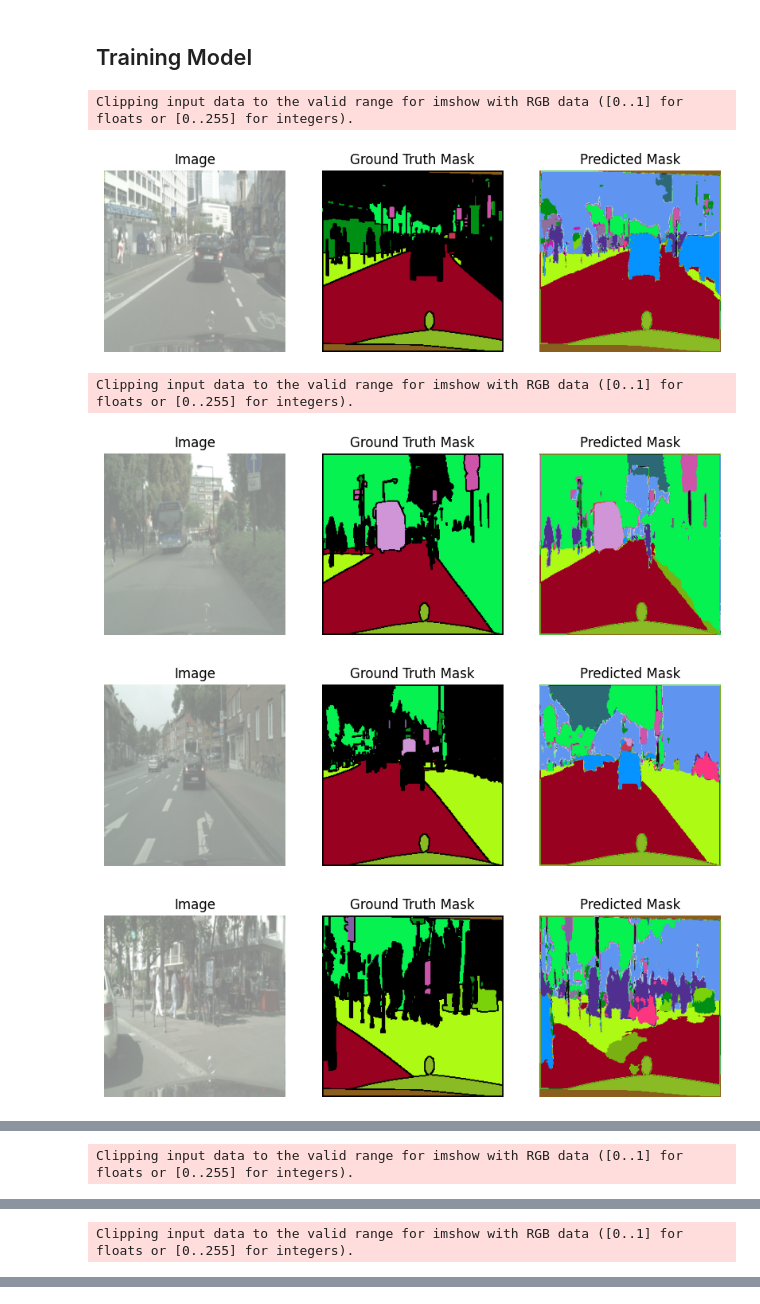
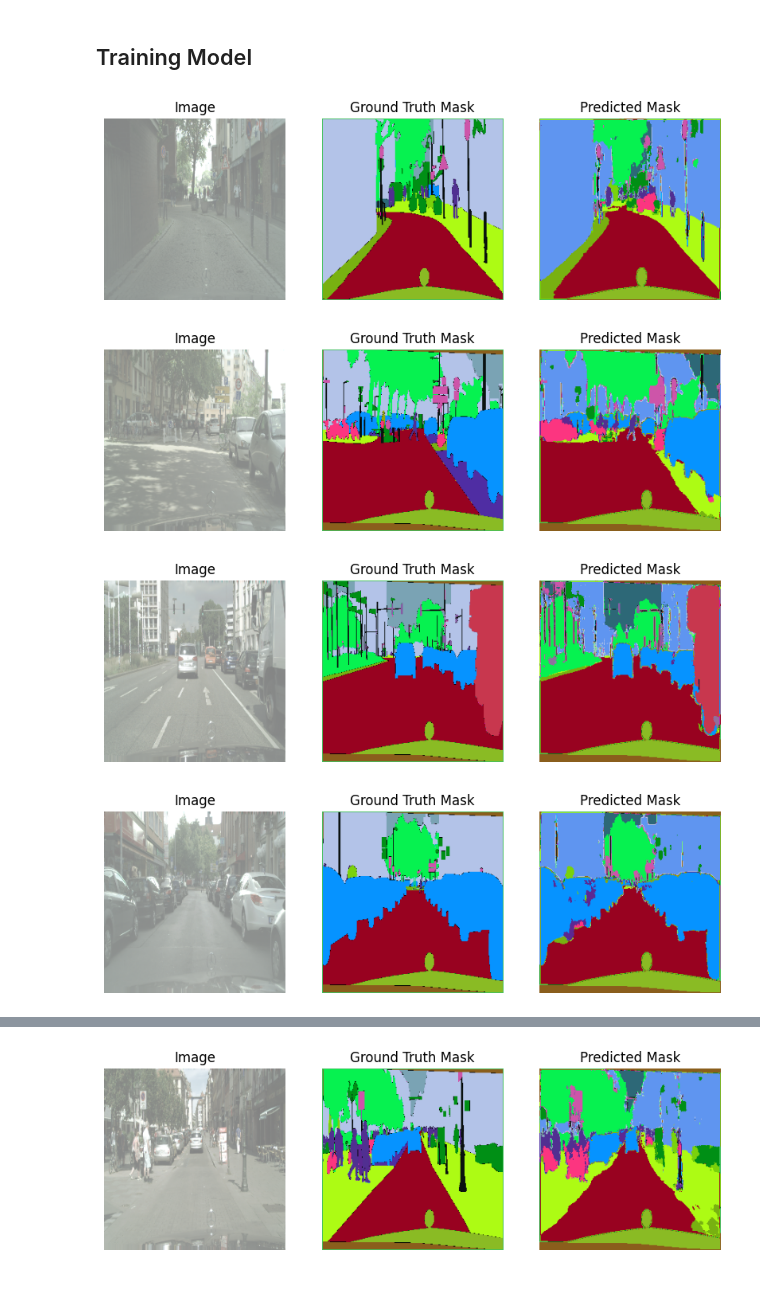
Before and after one commit to 5LSM0/FinalAssignment, a Jupyter notebook: run_dataset.ipynb, the cells around one changed output, grey strips where cells are left out. Saved outputs shown, nothing was run; the diff lists cells and outputs as text; code cells hidden in the pictures.

Commit message:
Resaving the checkpointfile nad fixing the visualization

```diff
--- a/run_dataset.ipynb
+++ b/run_dataset.ipynb
@@ -43,7 +43,7 @@ import torchvision.transforms as transforms
 # Define the transformations
 data_transforms = transforms.Compose([
     transforms.ToTensor(),  # Convert PIL Image to PyTorch Tensor
-    transforms.Resize((256,256),antialias=True)
+    transforms.Resize((256,256))
 ])
 dataset_path = 'C:\\Users\\jakub\\Desktop\\TUe\\AIES\\Q3\\5LSM0-Neural-networks-for-computer-vision\\FinalAssignment\\archive'
 
@@ -204,7 +202,7 @@ test_loader = torch.utils.data.DataLoader(test_dataset, batch_size=10, shuffle=T
 
 # Existing color coding for the first 35 classes
 colors_cityscapes = {
-    0: (179, 17, 75),
+    0: (0, 0, 0),
     1: (138, 187, 36),
     2: (138, 94, 28),
     3: (68, 193, 94),
@@ -239,16 +237,18 @@ colors_cityscapes = {
     32: (92, 40, 146),
     33: (252, 53, 128),
     34: (80, 132, 172),
+    35: (179, 17, 75),
     255: (255, 255, 255)
 }
 
 # Class names for the first 35 classes
 class_names_cityscapes = [
-    'ego vehicle', 'rectification border', 'out of roi', 'static', 'dynamic', 'ground', 'road', 'sidewalk',
+    'unlabeled','ego vehicle', 'rectification border', 'out of roi', 'static', 'dynamic', 'ground', 'road', 'sidewalk',
     'parking', 'rail track', 'building', 'wall', 'fence', 'guard rail', 'bridge', 'tunnel', 'pole', 'polegroup',
     'traffic light', 'traffic sign', 'vegetation', 'terrain', 'sky', 'person', 'rider', 'car', 'truck', 'bus',
-    'caravan', 'trailer', 'train', 'motorcycle', 'bicycle', 'license plate','unlabeled'
+    'caravan', 'trailer', 'train', 'motorcycle', 'bicycle', 'license plate'
 ]
+
 # color_list = []
 # # Generate random colors for the remaining classes (22 to 34)
 # for i in range(len(class_names_cityscapes_updated)):
@@ -260,23 +260,21 @@ class_names_cityscapes = [
 # %%
 from model import Model
 from model_vis import visualize_segmentation_cityscapes
 
 # Instanciate Model()
 eval_model = Model()
 
 # Specify the checkpoint file path
 checkpoint_path = 'C:\\Users\\jakub\\Desktop\\TUe\\AIES\\Q3\\5LSM0-Neural-networks-for-computer-vision\\FinalAssignment\\model_checkpoints\\model_checkpoint_epoch_50.pth'
 device = torch.device('cpu')
 
 checkpoint = torch.load(checkpoint_path, map_location=device)
 eval_model.load_state_dict(checkpoint['model_state_dict'])
 
 # Call the function with the checkpoint path
-visualize_segmentation_cityscapes(eval_model, val_loader, coloring=colors_cityscapes, num_examples=1)
+visualize_segmentation_cityscapes(eval_model, train_loader, coloring=colors_cityscapes, num_examples=1)
 # %% [output]
-Clipping input data to the valid range for imshow with RGB data ([0..1] for floats or [0..255] for integers).
-[figure, old version]
+[figure, new version]
-Clipping input data to the valid range for imshow with RGB data ([0..1] for floats or [0..255] for integers).
-[figure, old version]
+[figure, new version]
-[figure, old version]
+[figure, new version]
-[figure, old version]
+[figure, new version]
@@ -284 +281,0 @@ Clipping input data to the valid range for imshow with RGB data ([0..1] for floa
-Clipping input data to the valid range for imshow with RGB data ([0..1] for floats or [0..255] for integers).
@@ -286 +282,0 @@ Clipping input data to the valid range for imshow with RGB data ([0..1] for floa
-Clipping input data to the valid range for imshow with RGB data ([0..1] for floats or [0..255] for integers).
@@ -289,0 +284 @@ Clipping input data to the valid range for imshow with RGB data ([0..1] for floa
+[figure, added]
```
Also changed, not shown: parts of 4 cells of this notebook, 2 other files.
